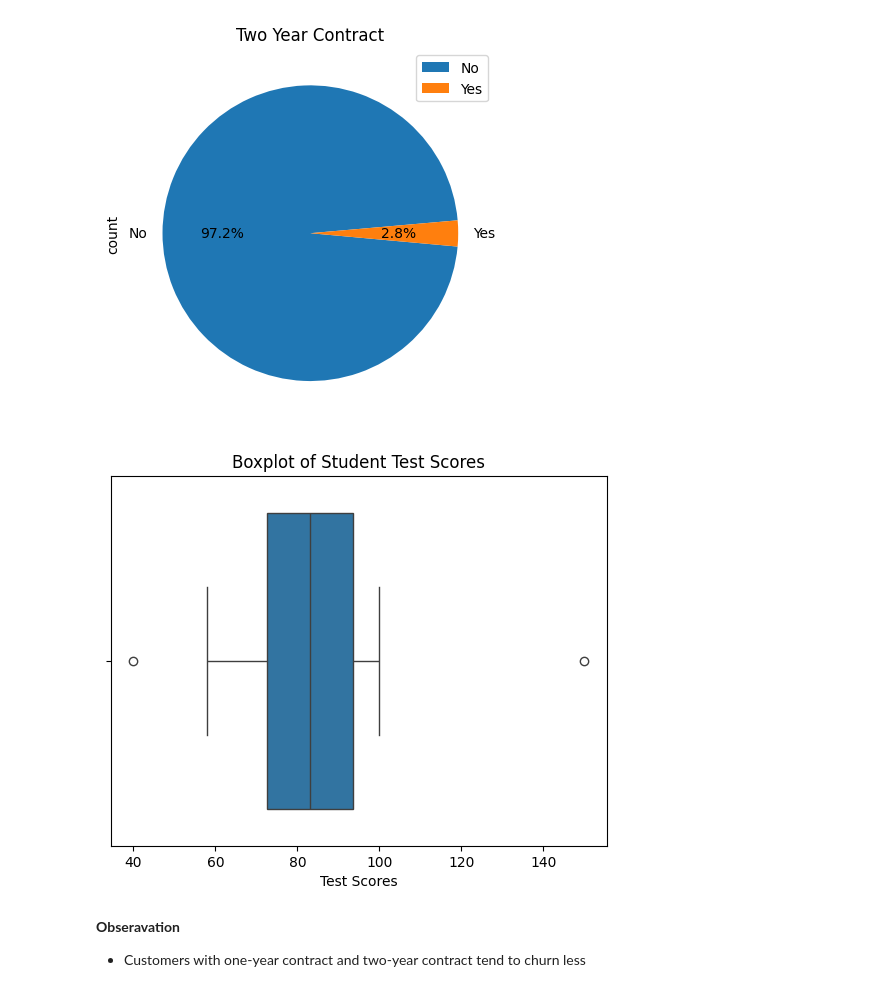
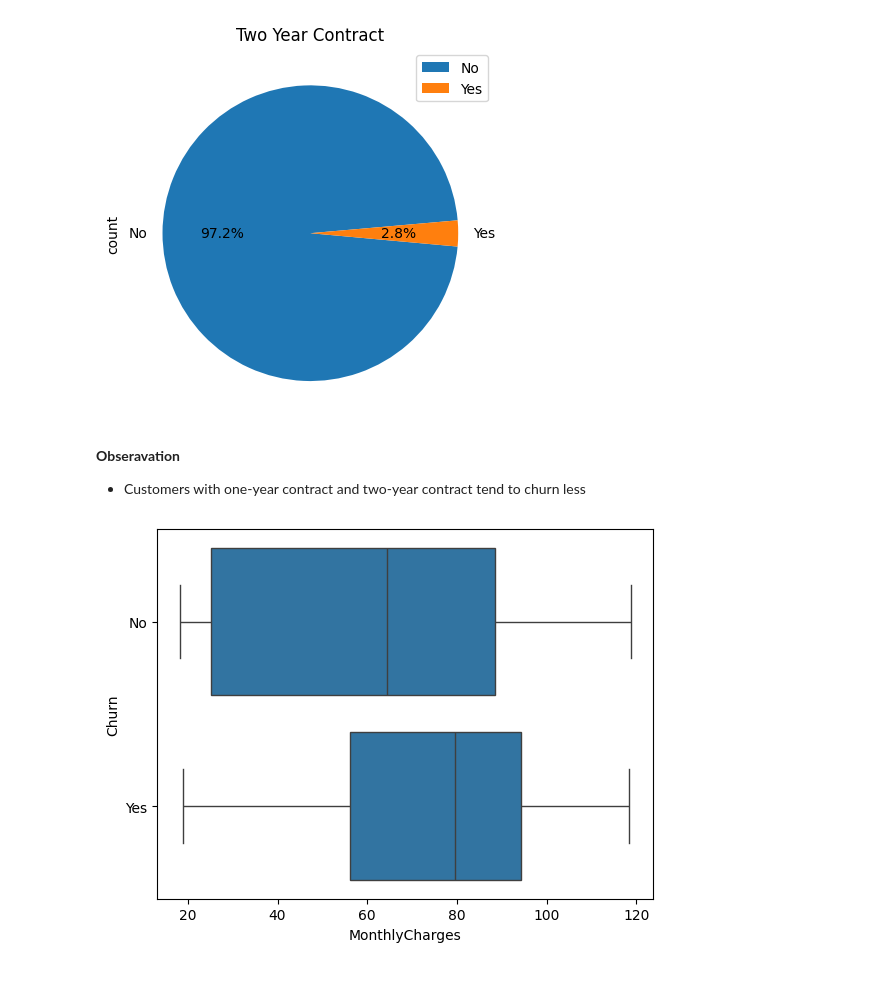
Before and after one commit to asa1997/CarPricePrediction, a Jupyter notebook: Telecom_Customer_Churn/Telecom_CustomerChurn.ipynb, the cells around one changed output. Cells and saved outputs as stored; diff of their text form; code cells hidden in the pictures.

```diff
--- a/Telecom_Customer_Churn/Telecom_CustomerChurn.ipynb
+++ b/Telecom_Customer_Churn/Telecom_CustomerChurn.ipynb
@@ -202,17 +202,14 @@ plt.show()
 [figure]
 [figure]
 [figure]
-# %%
-test_scores = [40, 58, 65, 68, 70, 72, 74, 76, 78, 80, 82, 84, 86, 88, 90, 92, 94, 95, 96, 98, 100, 150]
-
-data = pd.DataFrame({'Test Scores': test_scores})
-
-sns.boxplot(x=data['Test Scores'])
-plt.title('Boxplot of Student Test Scores')
-plt.show()
-# %% [output]
-[figure, removed]
 # %% [markdown]
 **Obseravation**
 
 - Customers with one-year contract and two-year contract tend to churn less
+# %%
+# Check if monthly charges are influential to churn
+
+sns.boxplot(x='MonthlyCharges', y='Churn', data=churn_data)
+plt.show()
+# %% [output]
+[figure, added]
```
Also changed, not shown: parts of 5 cells of this notebook.
